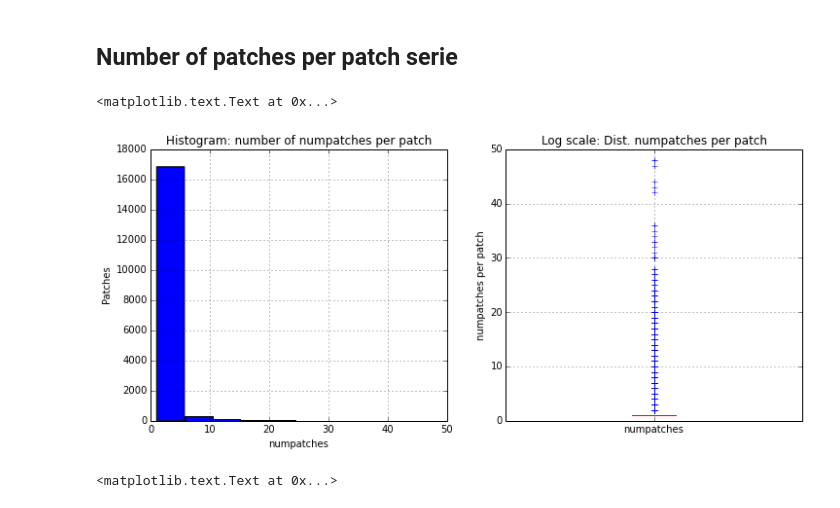
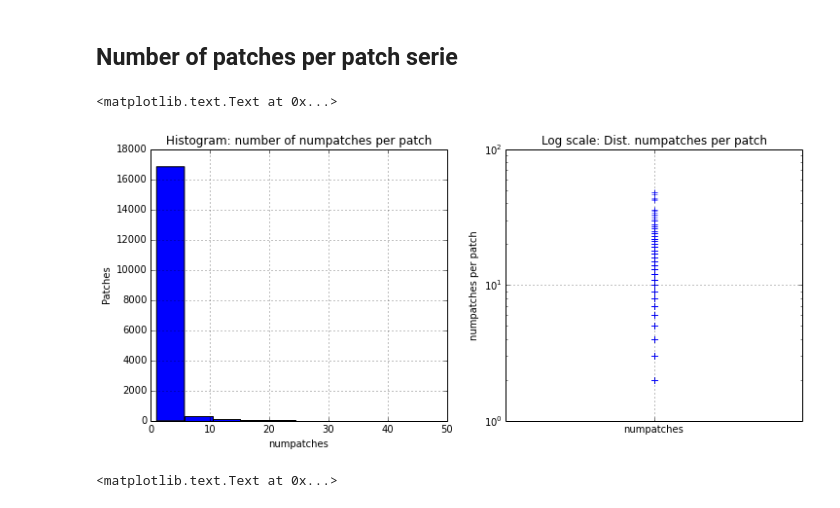
Before and after one commit to dicortazar/ipython-notebooks, a Jupyter notebook: projects/xen-analysis/Code-Review-Metrics.ipynb, the cells around one changed output. Cells and saved outputs as stored; diff of their text form; code cells hidden in the pictures.

```diff
--- a/projects/xen-analysis/Code-Review-Metrics.ipynb
+++ b/projects/xen-analysis/Code-Review-Metrics.ipynb
@@ -1005,7 +1005,7 @@ comments_chart.set_title("Evolution of the mean (blue) and median (green) commen
 ## Number of patches per patch serie
 # %%
 query = """ SELECT psv.ps_id as patch_serie,
-                   psv.date as first_send,
+                   psv.date_utc as first_send,
                    max(t.patches) as numpatches
              FROM patch_series_version psv,
                   patches p,
@@ -1026,22 +1026,22 @@ patches_ps = execute_query(cursor, query)
 # %%
 numpatches_list = list(patches_ps)
 numpatches_df = DataFrame(numpatches_list, columns=["patch_serie", "first_send", "numpatches"])
 
 fig, axs = plt.subplots(1,2, figsize=(12,5))
 
 hist_chart = numpatches_df["numpatches"].plot(kind="hist", ax=axs[0])
-boxplot_chart = numpatches_df["numpatches"].plot(kind="box", ax=axs[1])
+boxplot_chart = numpatches_df["numpatches"].plot(kind="box", ax=axs[1], logy=True)
 
 #chart labels
 hist_chart.set_xlabel("numpatches")
 hist_chart.set_ylabel("Patches")
 hist_chart.set_title("Histogram: number of numpatches per patch")
 
 boxplot_chart.set_ylabel("numpatches per patch")
 boxplot_chart.set_title("Log scale: Dist. numpatches per patch")
 # %% [output]
 <matplotlib.text.Text at 0x...>
-[figure, old version]
+[figure, new version]
 # %%
 # numpatches per patch serie in mean. This is also time series distributed to check if there are more numpatches per patch series in mean and median
 mean_numpatches = numpatches_df.set_index("first_send").resample('M', how={"numpatches":np.mean})
```
Also changed, not shown: parts of 37 cells of this notebook.
